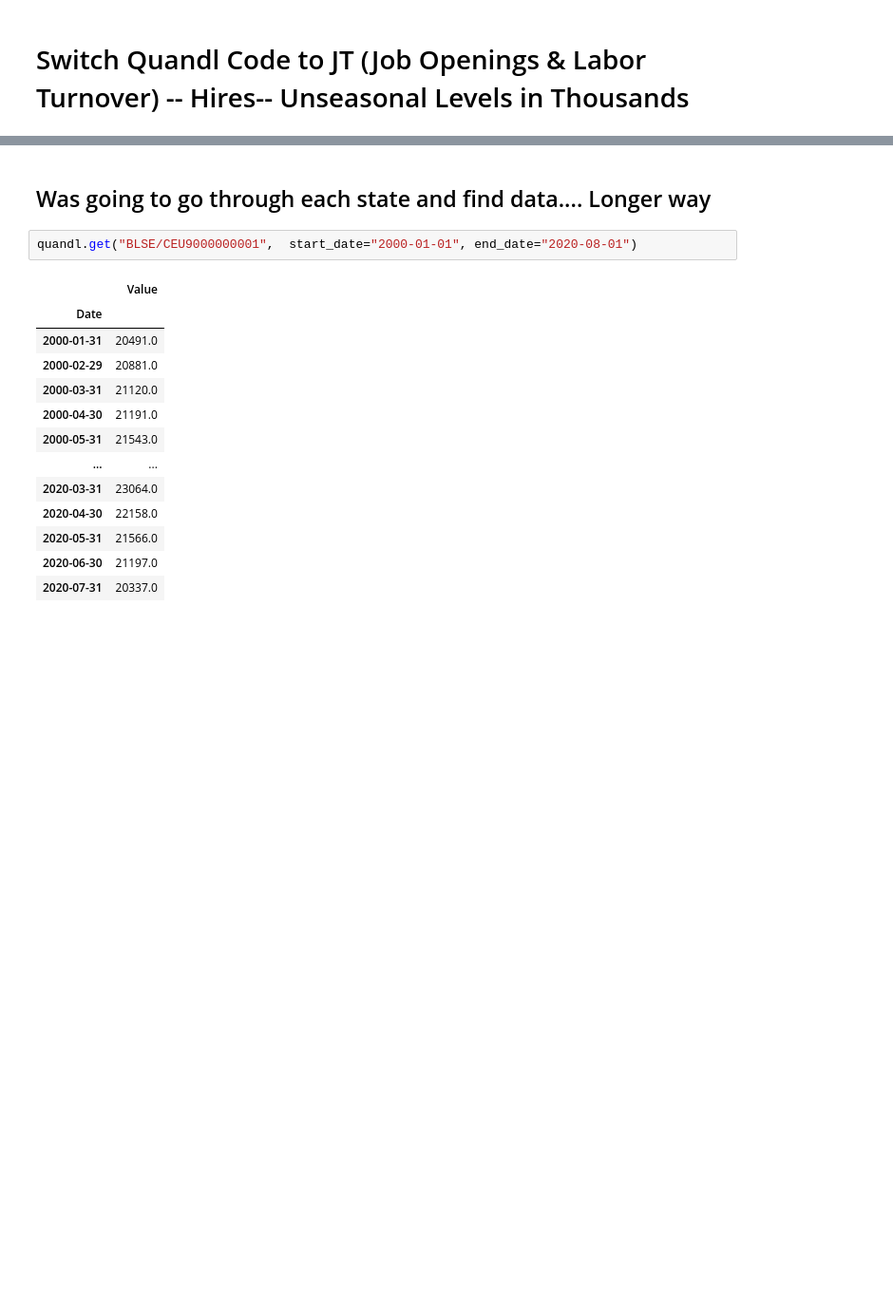
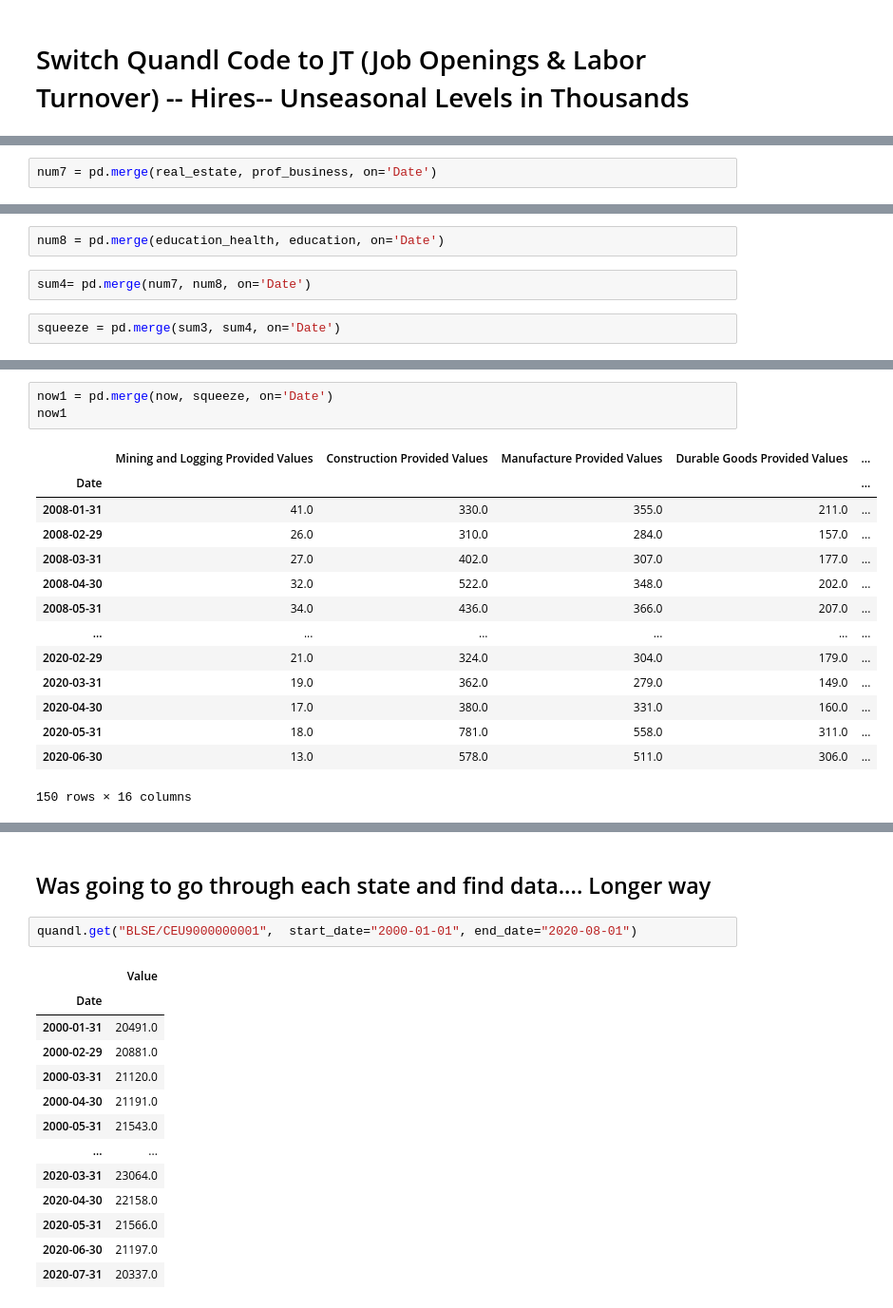
Before and after one commit to BloomTech-Labs/Labs26-Citrics-DS-TeamC, a Jupyter notebook: Quandl_Job.ipynb, the cells around one changed output, grey strips where cells are left out. Shown at 95% size. Cells and saved outputs as stored; diff of their text form; blank space fills up the shorter version.

```diff
--- a/Quandl_Job.ipynb
+++ b/Quandl_Job.ipynb
@@ -574,0 +440,2 @@ state_local.rename(columns={'Value': 'State & Local Services Provided Values'})
+# %%
+num7 = pd.merge(real_estate, prof_business, on='Date')
@@ -574,0 +482,6 @@ state_local.rename(columns={'Value': 'State & Local Services Provided Values'})
+# %%
+num8 = pd.merge(education_health, education, on='Date')
+# %%
+sum4= pd.merge(num7, num8, on='Date')
+# %%
+squeeze = pd.merge(sum3, sum4, on='Date')
@@ -574,0 +528,18 @@ state_local.rename(columns={'Value': 'State & Local Services Provided Values'})
+# %%
+now1 = pd.merge(now, squeeze, on='Date')
+now1
+# %% [output]
+|  | Mining and Logging Provided Values | Construction Provided Values | Manufacture Provided Values | Durable Goods Provided Values | ... |
+| Date |  |  |  |  | ... |
+| 2008-01-31 | 41.0 | 330.0 | 355.0 | 211.0 | ... |
+| 2008-02-29 | 26.0 | 310.0 | 284.0 | 157.0 | ... |
+| 2008-03-31 | 27.0 | 402.0 | 307.0 | 177.0 | ... |
+| 2008-04-30 | 32.0 | 522.0 | 348.0 | 202.0 | ... |
+| 2008-05-31 | 34.0 | 436.0 | 366.0 | 207.0 | ... |
+| ... | ... | ... | ... | ... | ... |
+| 2020-02-29 | 21.0 | 324.0 | 304.0 | 179.0 | ... |
+| 2020-03-31 | 19.0 | 362.0 | 279.0 | 149.0 | ... |
+| 2020-04-30 | 17.0 | 380.0 | 331.0 | 160.0 | ... |
+| 2020-05-31 | 18.0 | 781.0 | 558.0 | 311.0 | ... |
+| 2020-06-30 | 13.0 | 578.0 | 511.0 | 306.0 | ... |
+150 rows × 16 columns
```
Also changed, not shown: parts of 85 cells of this notebook.
